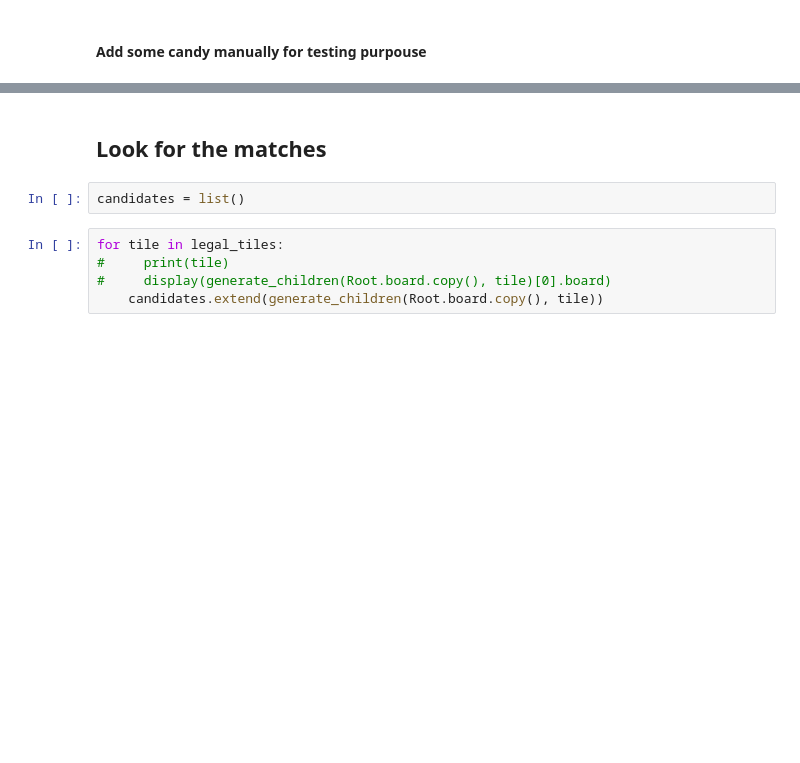
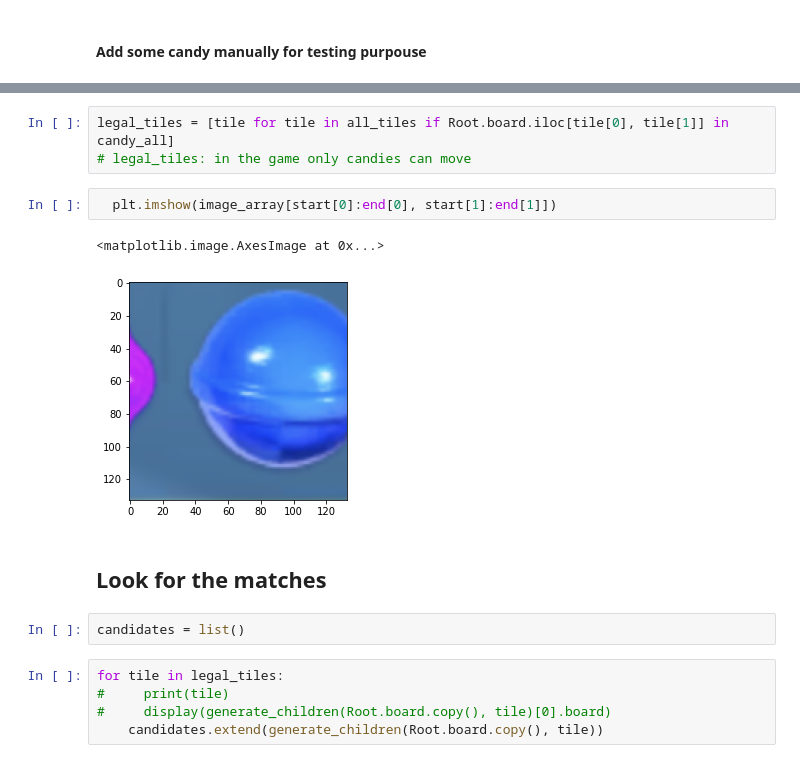
Before and after one commit to danielskih/Candy-crush-bot, a Jupyter notebook: Candy crash v4.ipynb, the cells around one changed output, grey strips where cells are left out. Cells and saved outputs as stored; diff of their text form; blank space fills up the shorter version.

```diff
--- a/Candy crash v4.ipynb
+++ b/Candy crash v4.ipynb
@@ -150,3 +279,11 @@ Root.board
+# %%
+legal_tiles = [tile for tile in all_tiles if Root.board.iloc[tile[0], tile[1]] in candy_all]
+# legal_tiles: in the game only candies can move
+# %%
+  plt.imshow(image_array[start[0]:end[0], start[1]:end[1]])
+# %% [output]
+<matplotlib.image.AxesImage at 0x...>
+[figure, added]
 # %% [markdown]
 ## Look for the matches
 # %%
```
Also changed, not shown: parts of 70 cells of this notebook, 16 other files.
